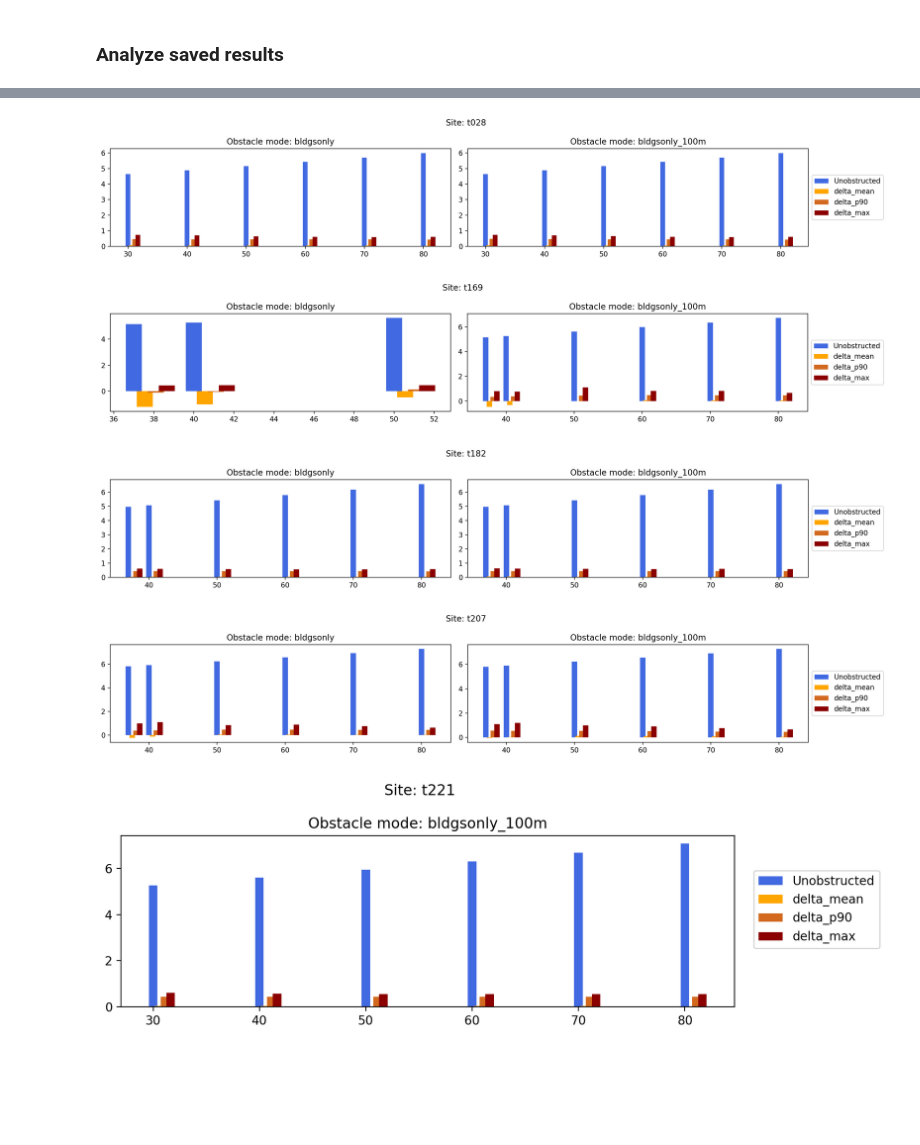
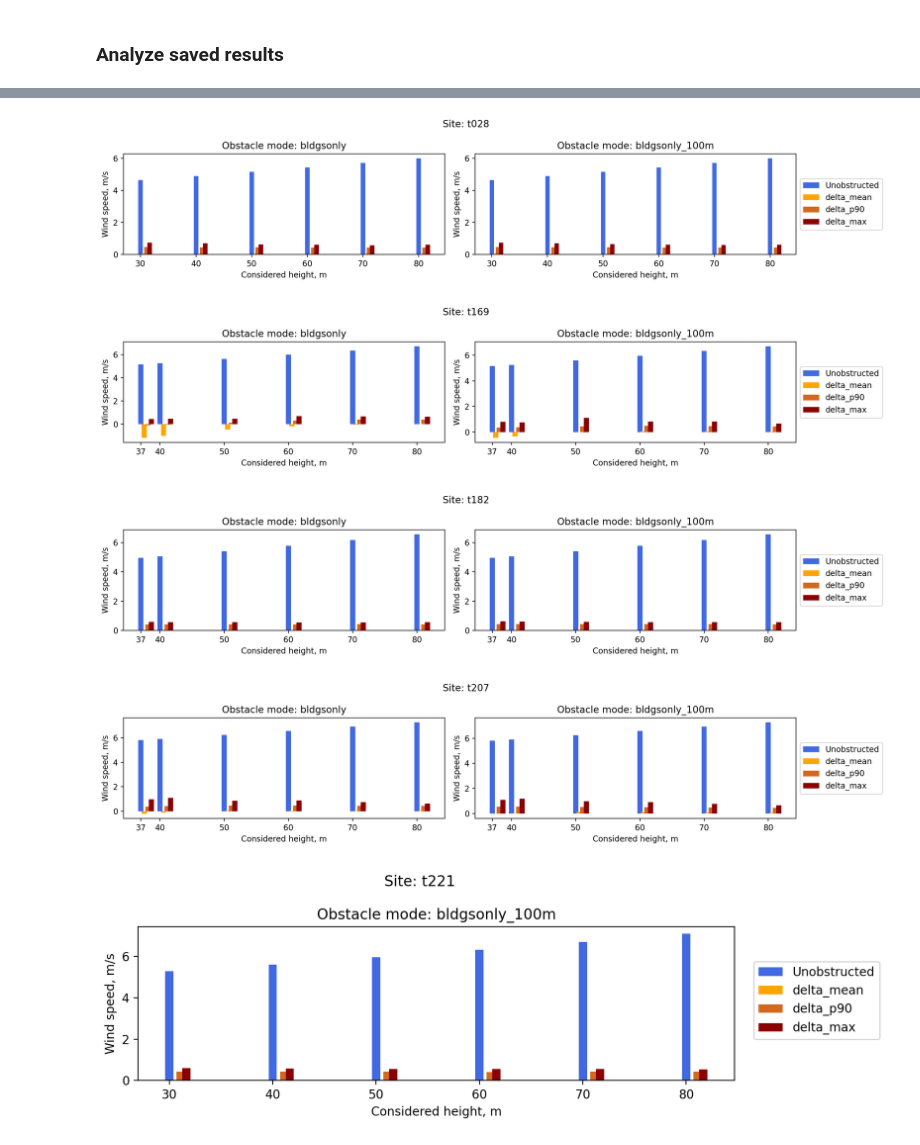
Before and after one commit to NREL/dw-tap, a Jupyter notebook: notebooks/validation/03 Run QUIC-H_analysis.ipynb, the cells around one changed output, grey strips where cells are left out. Saved outputs shown, nothing was run; the diff lists cells and outputs as text; code cells hidden in the pictures; blank space fills up the shorter version.

```diff
--- a/notebooks/validation/03 Run QUIC-H_analysis.ipynb
+++ b/notebooks/validation/03 Run QUIC-H_analysis.ipynb
@@ -528,7 +529,7 @@ for tid, grp in summary_df.groupby("tid"):
     #print(grp)
 
     if grp.obstacle_mode.nunique() == 2:
-        fig, (ax1, ax2) = plt.subplots(1, 2, figsize=(15,3))
+        fig, (ax1, ax2) = plt.subplots(1, 2, figsize=(13,3))
         fig.suptitle("Site: %s" % tid)
 
         bldgsonly_subset = grp[grp["obstacle_mode"] == "bldgsonly"]
@@ -542,12 +543,19 @@ for tid, grp in summary_df.groupby("tid"):
         ax1.bar(bldgsonly_subset.height+bar_width*2, bldgsonly_subset["p90(ws_adj-ws)"], color="chocolate")
         ax1.bar(bldgsonly_subset.height+bar_width*3, bldgsonly_subset["max(ws_adj-ws)"], color="darkred")
         ax1.set_title("Obstacle mode: bldgsonly")
+        ax1.set_xlabel("Considered height, m")
+        ax1.set_ylabel("Wind speed, m/s")
+        ax1.set_xticks(sorted(bldgsonly_subset.height))
 
         ax2.bar(bldgsonly_100m_subset.height, bldgsonly_100m_subset["mean(ws)"], color="royalblue", label="Unobstructed")
         ax2.bar(bldgsonly_100m_subset.height+bar_width, bldgsonly_100m_subset["mean(ws_adj-ws)"],  color="orange", label="delta_mean")
         ax2.bar(bldgsonly_100m_subset.height+bar_width*2, bldgsonly_100m_subset["p90(ws_adj-ws)"], color="chocolate", label="delta_p90")
         ax2.bar(bldgsonly_100m_subset.height+bar_width*3, bldgsonly_100m_subset["max(ws_adj-ws)"], color="darkred", label="delta_max")
         ax2.set_title("Obstacle mode: bldgsonly_100m")
+        ax2.set_xlabel("Considered height, m")
+        ax2.set_ylabel("Wind speed, m/s")
+        ax2.set_xticks(sorted(bldgsonly_100m_subset.height))
+
 
         # Shrink current axis by 20%
         box = ax2.get_position()
@@ -557,35 +565,37 @@ for tid, grp in summary_df.groupby("tid"):
         ax2.legend(loc='center left', bbox_to_anchor=(1, 0.5))
 
         plt.tight_layout()
         plt.show()
 
         if tid == "t221":
             display(grp)
     elif grp.obstacle_mode.nunique() == 1:
         fig, ax1 = plt.subplots(1, 1, figsize=(7.5,3))
         fig.suptitle("Site: %s" % tid)
 
         bar_width = 0.55
 
         ax1.bar(grp.height, grp["mean(ws)"], color="royalblue", label="Unobstructed")
         ax1.bar(grp.height+bar_width, grp["mean(ws_adj-ws)"], color="orange", label="delta_mean")
         ax1.bar(grp.height+bar_width*2, grp["p90(ws_adj-ws)"], color="chocolate", label="delta_p90")
         ax1.bar(grp.height+bar_width*3, grp["max(ws_adj-ws)"], color="darkred", label="delta_max")
 
         ax1.set_title("Obstacle mode: bldgsonly_100m")
+        ax1.set_xlabel("Considered height, m")
+        ax1.set_ylabel("Wind speed, m/s")
 
         # Shrink current axis by 20%
         box = ax1.get_position()
         ax1.set_position([box.x0, box.y0, box.width * 0.8, box.height])
 
         # Put a legend to the right of the current axis
         fig.legend(loc='center left', bbox_to_anchor=(1, 0.5))
 
         plt.tight_layout()
         plt.show()
 # %% [output]
-[figure, old version]
+[figure, new version]
-[figure, old version]
+[figure, new version]
-[figure, old version]
+[figure, new version]
-[figure, old version]
+[figure, new version]
-[figure, old version]
+[figure, new version]
```
Also changed, not shown: parts of 4 cells of this notebook, 9 other files.
